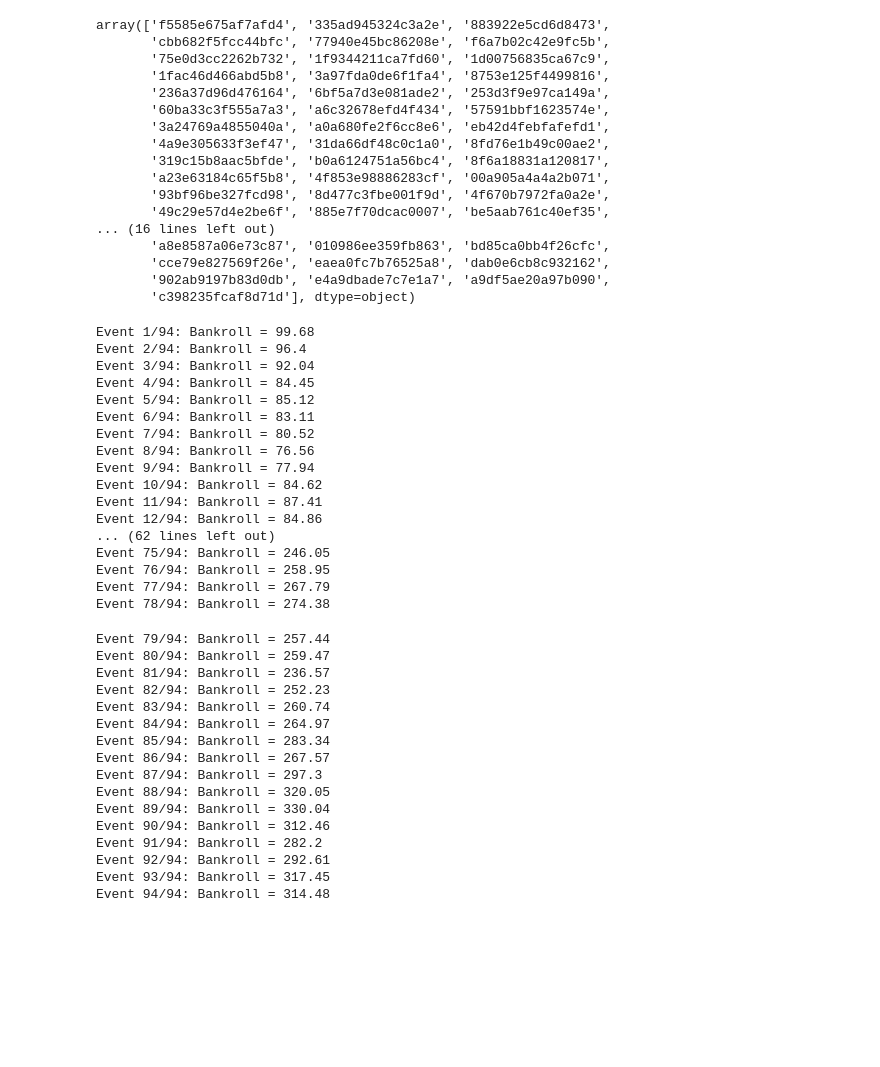
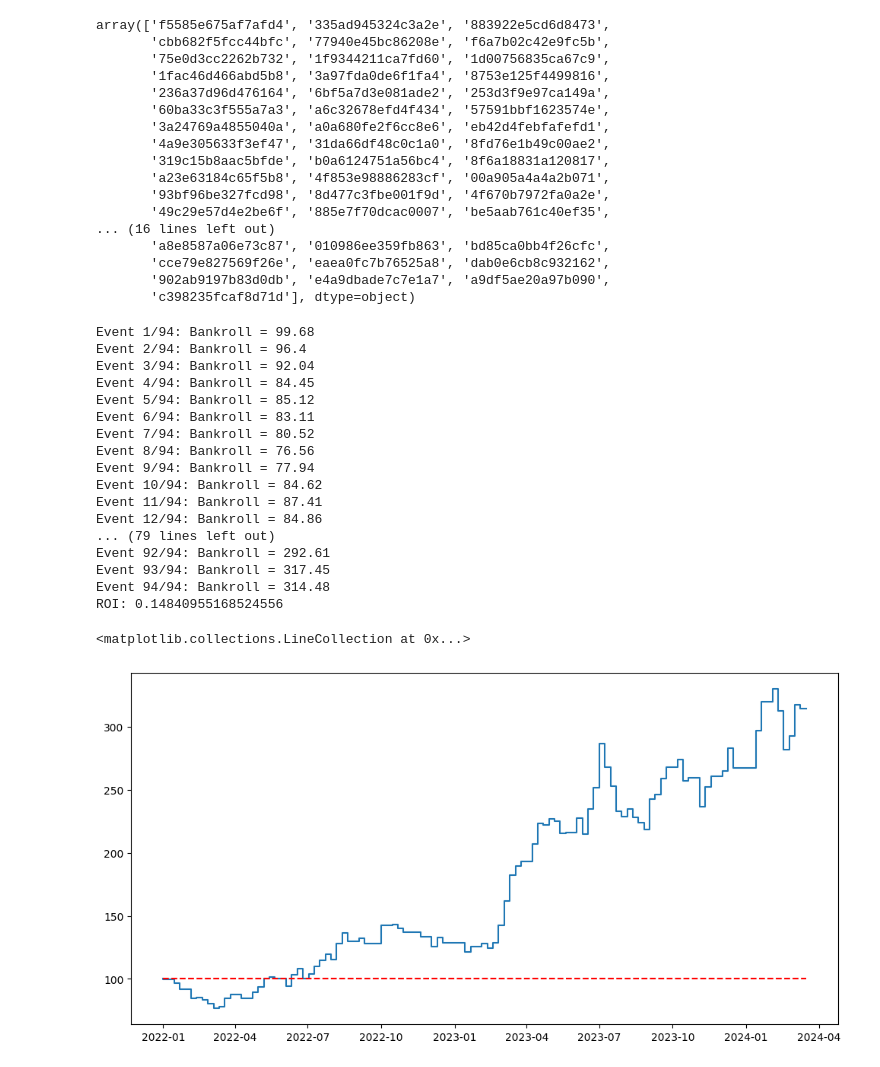
Before and after one commit to ehan03/cpsc-381-final-project, a Jupyter notebook: notebooks/backtest_temp.ipynb, the cells around one changed output. Drawn from its saved outputs; the diff is of its cells as text; code cells hidden in the pictures; blank space fills up the shorter version.

Commit message:
warnings fix + plot

```diff
--- a/notebooks/backtest_temp.ipynb
+++ b/notebooks/backtest_temp.ipynb
@@ -80,6 +79,11 @@ def calculate_profit(wager_side, red_win, wager, odds):
         return wager * (1 - red_win) * odds - wager
 # %%
 bankroll = 100.0
+total_investment = 0.0
+
+dates = [pd.to_datetime("2022-01-01")]
+bankrolls = [100.0]
+
 for i, event_id in enumerate(event_ids):
     sliced = odds[odds["EVENT_ID"] == event_id].copy()
     kelly = SimultaneousKelly(
@@ -94,12 +98,22 @@ for i, event_id in enumerate(event_ids):
     sliced["RED_WAGER"] = red_wagers
     sliced["BLUE_WAGER"] = blue_wagers
 
+    total_investment += sliced["RED_WAGER"].sum() + sliced["BLUE_WAGER"].sum()
+    total_investment = round(total_investment, 2)
+
     sliced["RED_PROFIT"] = sliced.apply(lambda row: calculate_profit("RED", row["RED_WIN"], row["RED_WAGER"], row["RED_FIGHTER_ODDS"]), axis=1).round(2)
     sliced["BLUE_PROFIT"] = sliced.apply(lambda row: calculate_profit("BLUE", row["RED_WIN"], row["BLUE_WAGER"], row["BLUE_FIGHTER_ODDS"]), axis=1).round(2)
 
     bankroll += sliced["RED_PROFIT"].sum() + sliced["BLUE_PROFIT"].sum()
     bankroll = round(bankroll, 2)
+
+    dates.append(pd.to_datetime(sliced["DATE"].iloc[0]))
+    bankrolls.append(bankroll)
+
     print(f"Event {i + 1}/{len(event_ids)}: Bankroll = {bankroll}")
+
+total_profit = bankroll - 100.0
+print(f"ROI: {total_profit / total_investment}")
 # %% [output]
 Event 1/94: Bankroll = 99.68
 Event 2/94: Bankroll = 96.4
@@ -113,24 +127,8 @@ Event 9/94: Bankroll = 77.94
 Event 10/94: Bankroll = 84.62
 Event 11/94: Bankroll = 87.41
 Event 12/94: Bankroll = 84.86
-... (62 lines left out)
-Event 75/94: Bankroll = 246.05
-Event 76/94: Bankroll = 258.95
-Event 77/94: Bankroll = 267.79
-Event 78/94: Bankroll = 274.38
+... (79 lines left out)
+Event 92/94: Bankroll = 292.61
+Event 93/94: Bankroll = 317.45
+Event 94/94: Bankroll = 314.48
+ROI: 0.14840955168524556
-Event 79/94: Bankroll = 257.44
-Event 80/94: Bankroll = 259.47
-Event 81/94: Bankroll = 236.57
-Event 82/94: Bankroll = 252.23
-Event 83/94: Bankroll = 260.74
-Event 84/94: Bankroll = 264.97
-Event 85/94: Bankroll = 283.34
-Event 86/94: Bankroll = 267.57
-Event 87/94: Bankroll = 297.3
-Event 88/94: Bankroll = 320.05
-Event 89/94: Bankroll = 330.04
-Event 90/94: Bankroll = 312.46
-Event 91/94: Bankroll = 282.2
-Event 92/94: Bankroll = 292.61
-Event 93/94: Bankroll = 317.45
-Event 94/94: Bankroll = 314.48
@@ -136,0 +137,7 @@ Event 94/94: Bankroll = 314.48
+# %%
+fig, ax = plt.subplots(figsize=(12, 6))
+ax.step(dates, bankrolls)
+ax.hlines(100, dates[0], dates[-1], color="red", linestyle="--")
+# %% [output]
+<matplotlib.collections.LineCollection at 0x...>
+[figure, added]
```
Also changed, not shown: parts of 2 cells of this notebook, 1 other file.
